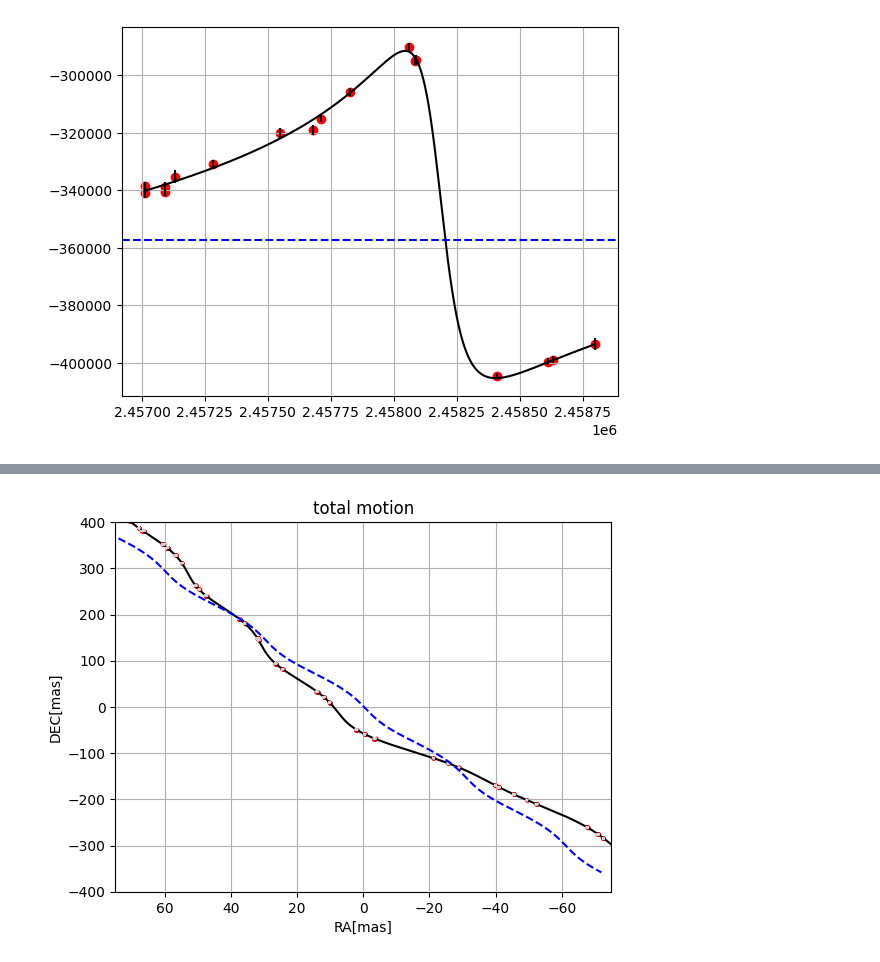
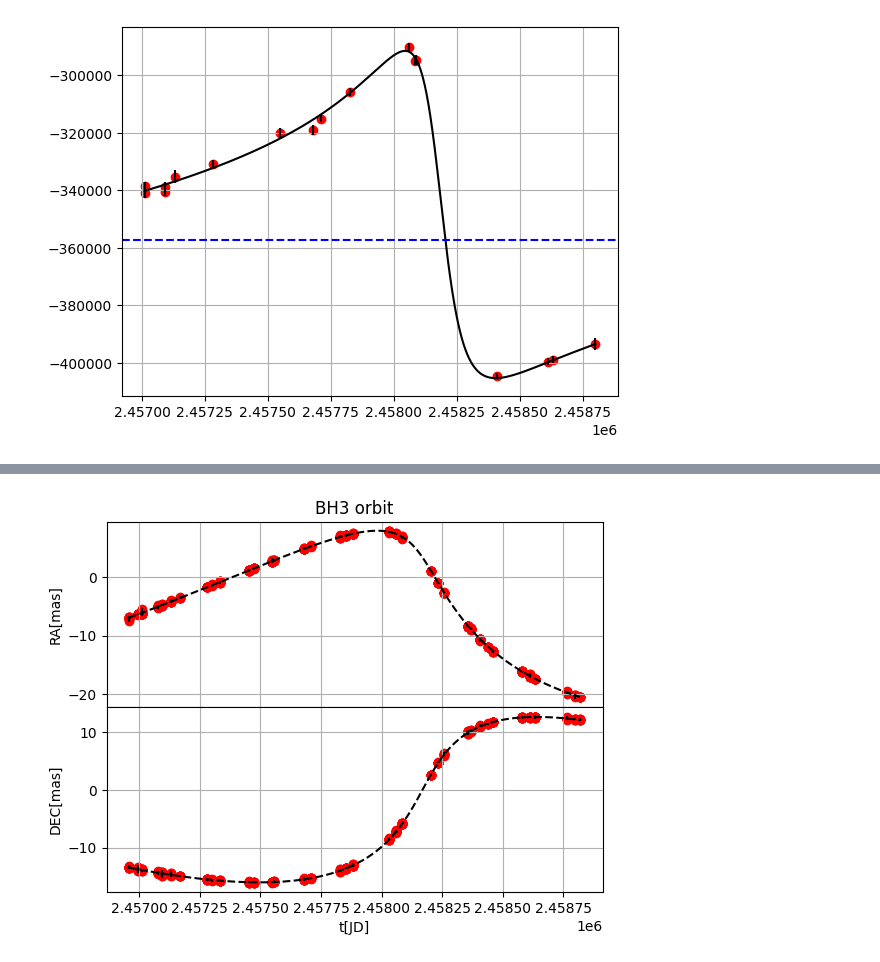
Before and after one commit to TSchiwy/ExTRA, a Jupyter notebook: gaiaBH3.ipynb, the cells around one changed output, grey strips where cells are left out. Cells and saved outputs as stored; diff of their text form; code cells hidden in the pictures.

```diff
--- a/gaiaBH3.ipynb
+++ b/gaiaBH3.ipynb
@@ -351,57 +333,22 @@ plt.grid()
-# %%
-#correcting the standard model
-
-t_rvmod=np.linspace(t_gaia[0],t_gaia[-1],1000)
-stand_correction=fit_combined.x[7:12] #from fit
-stand_updated=ex.stand_correct(g_stand,stand_correction) #correcting function
-
-#orbital model
-#data timestamps
-x_O,y_O=ex.orbit(*fit_combined.x[:7],t_gaia)
-#model timestamps
-orbital_model=ex.orbit(*fit_combined.x[:7],t_rvmod)
-
-
-#standard model
-#data timestamps
-earth_pos=ex.earth_position(t_gaia)
-x_S,y_S=ex.standard_model(*stand_updated,t_gaia,earth_pos,Sepoch=ex.J2017(),tangential=True)
-#model timestamps
-earth_pos_model=ex.earth_position(t_rvmod)
-stand_model=ex.standard_model(*stand_updated,t_rvmod,earth_pos_model,Sepoch=ex.J2017(),tangential=True)
-
-
-#adding the models
-#model timestamps
-total_model=np.array(stand_model)+np.array(orbital_model)
-
-#data timestamps
-total_motion=np.copy(residual_to_orbit)#copies residuals to orbit from last plot, then adds standard model on top
-total_motion[0]=residual_to_orbit[0]+x_S#asc
-total_motion[2]=residual_to_orbit[2]+y_S#dec
-
-
-
-#plotting
-plt.plot(*total_model,c="k")
-ex.plot_hip_err(*total_motion,s=3)
-
-
-
-pure=ex.standard_model(*g_stand,t_rvmod,earth_pos_model,Sepoch=ex.J2017(),tangential=True)
-
-
-
-
-
-plt.title("total motion")
-plt.ylabel("DEC[mas]")
-plt.xlabel("RA[mas]")
-plt.gca().invert_xaxis()
-#plt.axis("equal")
-plt.xlim([75,-75])
-plt.ylim([-400,400])
-plt.plot(*pure,c="b",linestyle="--")
-plt.grid()
-# %% [output]
-[figure, removed]
+# %%
+fig,axs=plt.subplots(2,1,sharex=True)
+fig.subplots_adjust(hspace=0)
+
+axs[0].set_title("BH3 orbit")
+axs[0].set_ylabel("RA[mas]")
+axs[0].scatter(t_gaia,check[0],c="r")
+axs[0].errorbar(t_gaia,check[0],abs(check[1]),linestyle="",ecolor="k")
+axs[0].plot(t_gmod,ex.orbit(*fitlol.x[:7],t_gmod)[0],linestyle="--",c="k")
+
+axs[0].grid()
+
+
+axs[1].set_ylabel("DEC[mas]")
+axs[1].set_xlabel("t[JD]")
+axs[1].scatter(t_gaia,check[2],c="r")
+axs[1].errorbar(t_gaia,check[2],abs(check[3]),linestyle="",ecolor="k")
+axs[1].plot(t_gmod,ex.orbit(*fitlol.x[:7],t_gmod)[1],linestyle="--",c="k")
+
+plt.grid()
+# %% [output]
+[figure, added]
```
Also changed, not shown: parts of 10 cells of this notebook, 3 other files.
